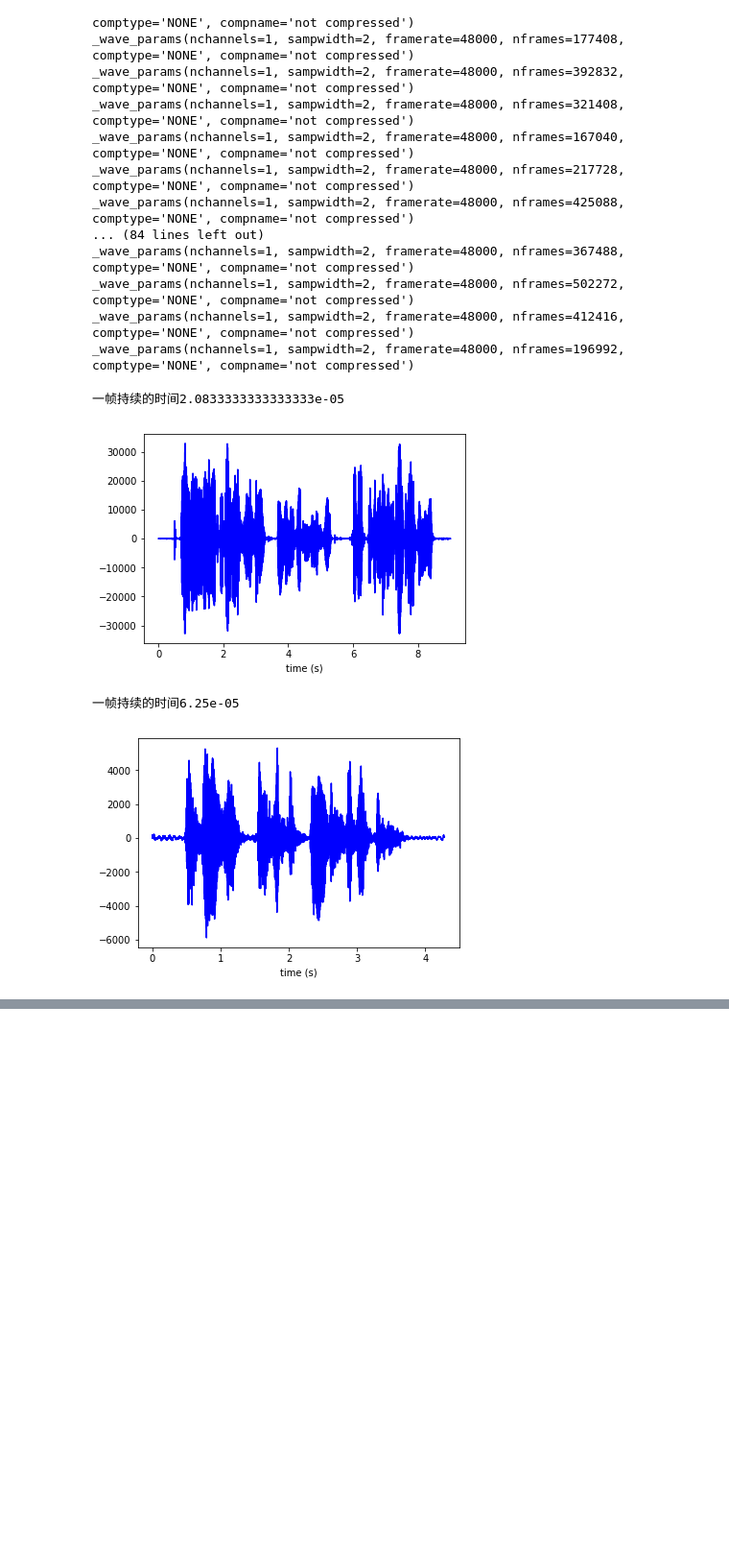
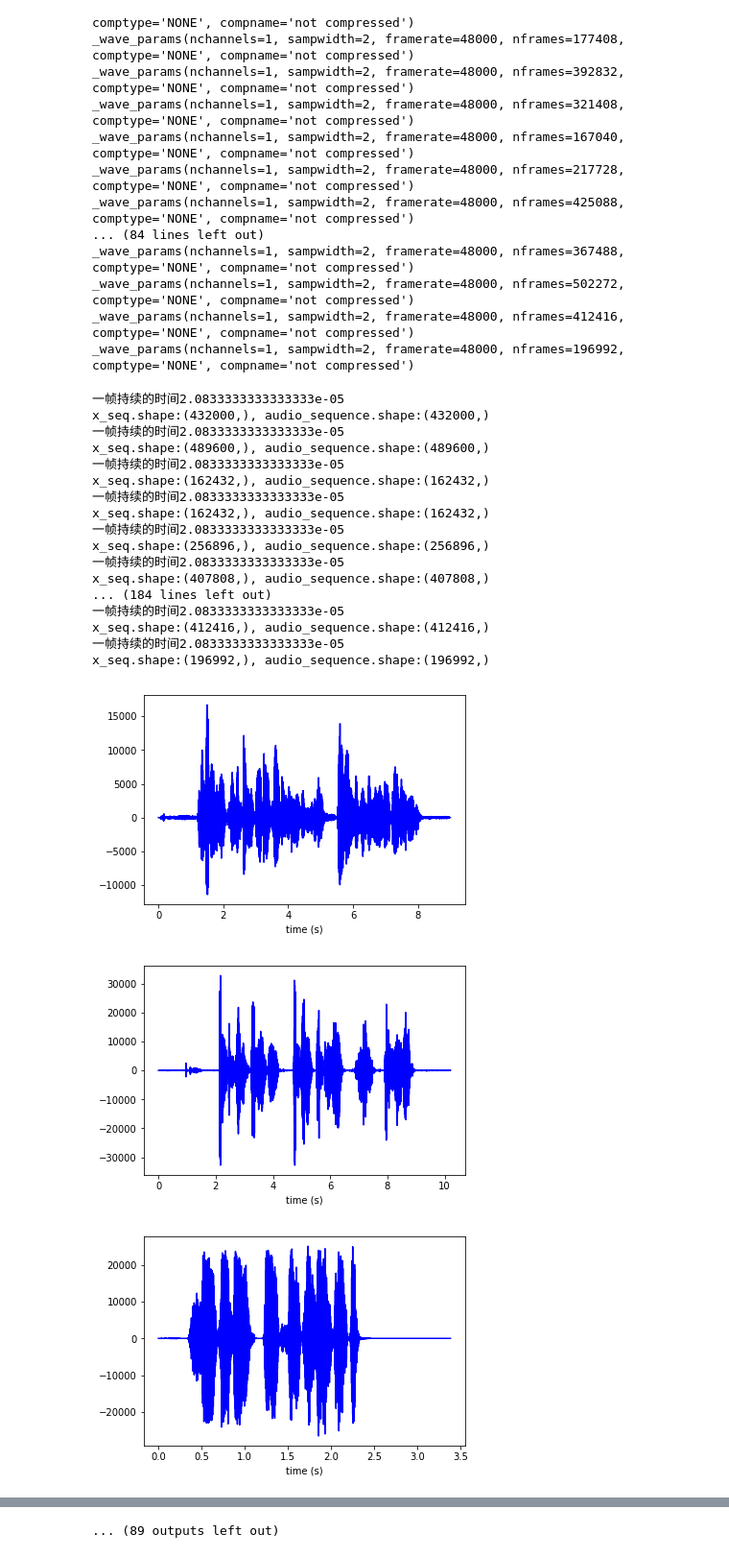
Before and after one commit to wjunneng/2019-FlyAI-Life-Scene-Chinese-Speech-Recognition, a Jupyter notebook: SincNet/eda/eda.ipynb, the cells around one changed output, grey strips where cells are left out. Shown at 96% size. Cells and saved outputs as stored; diff of their text form; code cells hidden in the pictures; blank space fills up the shorter version.

```diff
--- a/SincNet/eda/eda.ipynb
+++ b/SincNet/eda/eda.ipynb
@@ -60,16 +60,34 @@ def draw(file_path):
     # audio_sequence: 声音信号每一帧的“大小”
     sample_frequency, audio_sequence = wavfile.read(file_path)
     x_seq = np.arange(0, time, sample_time)
+    x_seq = x_seq[:audio_sequence.shape[0], ]
+    print('x_seq.shape:{}, audio_sequence.shape:{}'.format(x_seq.shape, audio_sequence.shape))
     plt.plot(x_seq, audio_sequence, 'blue')
     plt.xlabel("time (s)")
     plt.show()
-# %%
-draw(file_path = os.path.join(wav_path, 'common_voice_zh-CN_18531674.wav'))
-# %% [output]
-一帧持续的时间2.0833333333333333e-05
-[figure, removed]
-# %%
-draw('/home/wjunneng/Ubuntu/Speech-Recognition/data_aishell/wav/dev/S0724/BAC009S0724W0121.wav')
-# %% [output]
-一帧持续的时间6.25e-05
-[figure, removed]
+# %%
+import os
+
+for path in os.listdir(wav_path):
+    draw(file_path = os.path.join(wav_path, path))
+# %% [output]
+一帧持续的时间2.0833333333333333e-05
+x_seq.shape:(432000,), audio_sequence.shape:(432000,)
+一帧持续的时间2.0833333333333333e-05
+x_seq.shape:(489600,), audio_sequence.shape:(489600,)
+一帧持续的时间2.0833333333333333e-05
+x_seq.shape:(162432,), audio_sequence.shape:(162432,)
+一帧持续的时间2.0833333333333333e-05
+x_seq.shape:(162432,), audio_sequence.shape:(162432,)
+一帧持续的时间2.0833333333333333e-05
+x_seq.shape:(256896,), audio_sequence.shape:(256896,)
+一帧持续的时间2.0833333333333333e-05
+x_seq.shape:(407808,), audio_sequence.shape:(407808,)
+... (184 lines left out)
+一帧持续的时间2.0833333333333333e-05
+x_seq.shape:(412416,), audio_sequence.shape:(412416,)
+一帧持续的时间2.0833333333333333e-05
+x_seq.shape:(196992,), audio_sequence.shape:(196992,)
+[figure, added]
+[figure, added]
+[figure, added]
@@ -75,0 +102 @@ draw('/home/wjunneng/Ubuntu/Speech-Recognition/data_aishell/wav/dev/S0724/BAC009
+... (89 outputs left out)
```
Also changed, not shown: parts of 5 cells of this notebook, 3 other files.
